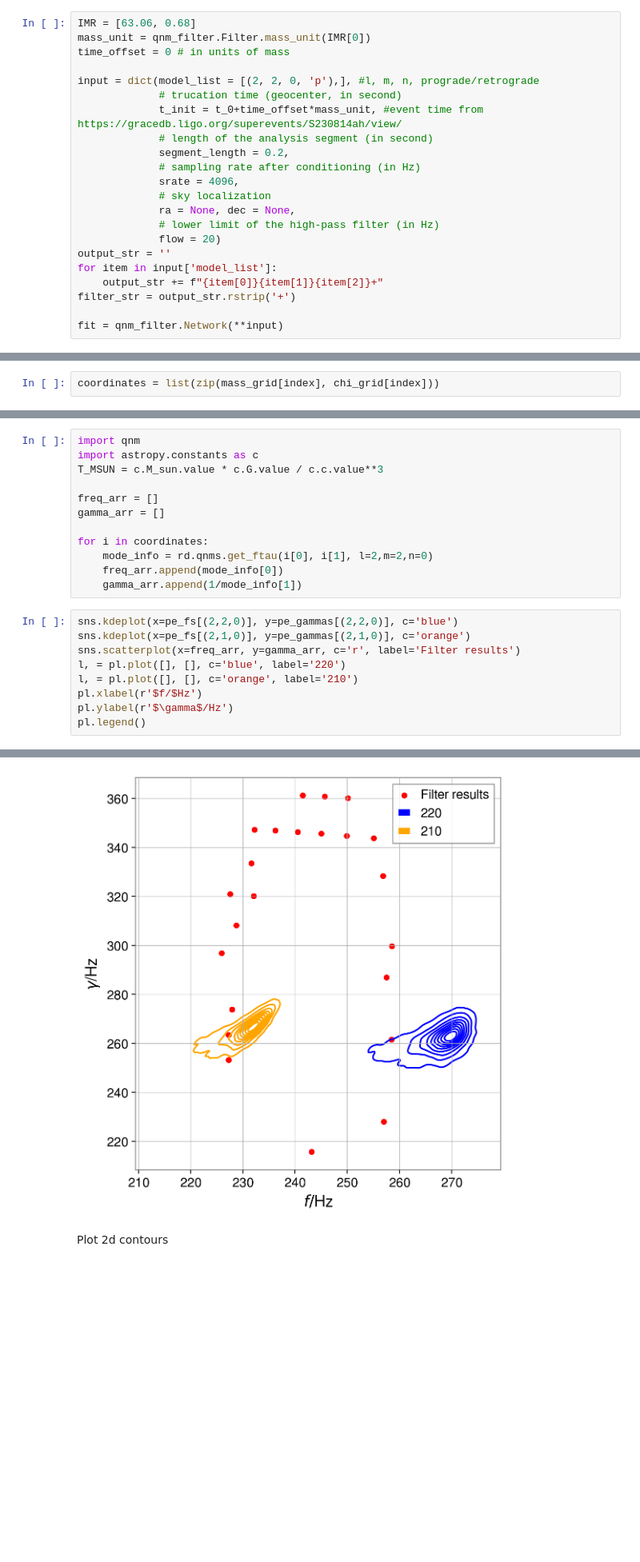
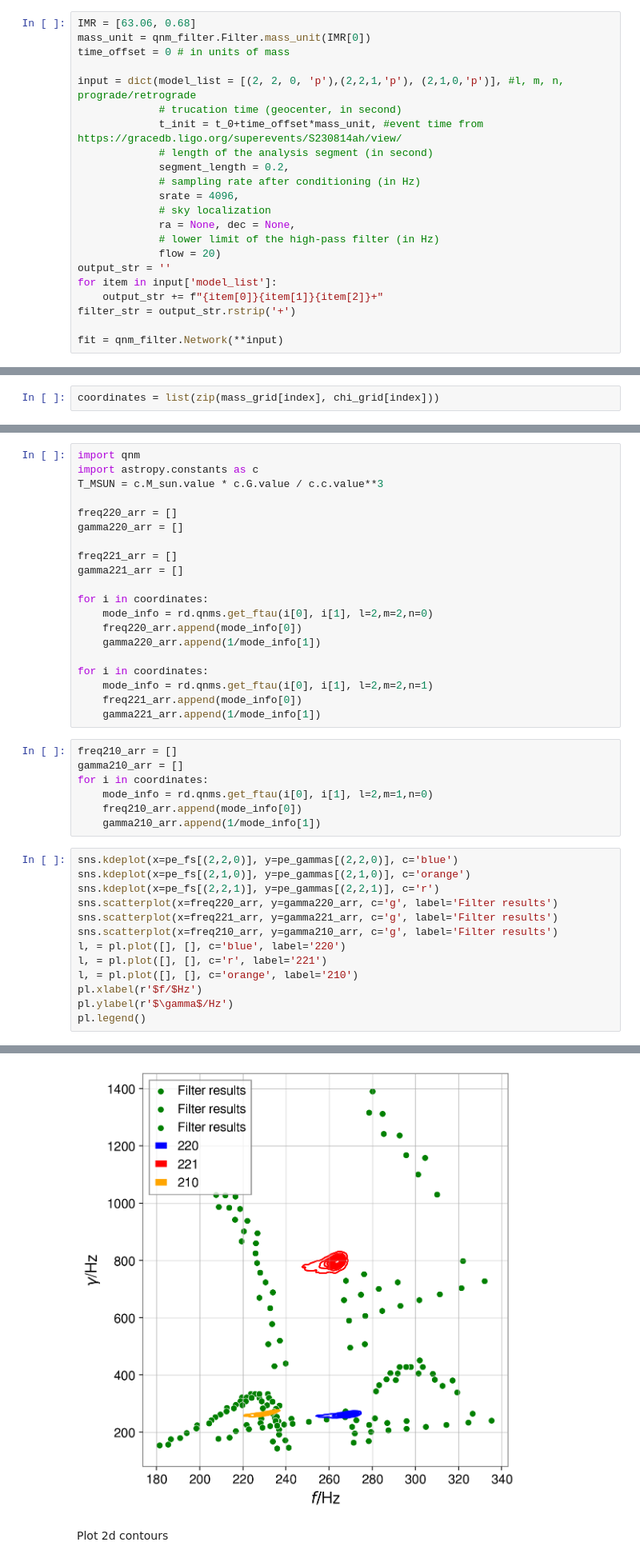
Before and after one commit to Sizheng-Ma/qnm_filter, a Jupyter notebook: code_demo/S230814/f-gamma_plot.ipynb, the cells around one changed output, grey strips where cells are left out. Shown at 80% size. Cells and saved outputs as stored; diff of their text form; blank space fills up the shorter version.

```diff
--- a/code_demo/S230814/f-gamma_plot.ipynb
+++ b/code_demo/S230814/f-gamma_plot.ipynb
@@ -96,7 +96,7 @@ IMR = [63.06, 0.68]
 mass_unit = qnm_filter.Filter.mass_unit(IMR[0])
 time_offset = 0 # in units of mass
 
-input = dict(model_list = [(2, 2, 0, 'p'),], #l, m, n, prograde/retrograde
+input = dict(model_list = [(2, 2, 0, 'p'),(2,2,1,'p'), (2,1,0,'p')], #l, m, n, prograde/retrograde
              # trucation time (geocenter, in second)
              t_init = t_0+time_offset*mass_unit, #event time from https://gracedb.ligo.org/superevents/S230814ah/view/
              # length of the analysis segment (in second)
@@ -172,25 +172,44 @@ import qnm
 import astropy.constants as c
 T_MSUN = c.M_sun.value * c.G.value / c.c.value**3
 
-freq_arr = []
-gamma_arr = []
+freq220_arr = []
+gamma220_arr = []
+
+freq221_arr = []
+gamma221_arr = []
 
 for i in coordinates:
     mode_info = rd.qnms.get_ftau(i[0], i[1], l=2,m=2,n=0)
-    freq_arr.append(mode_info[0])
-    gamma_arr.append(1/mode_info[1])
+    freq220_arr.append(mode_info[0])
+    gamma220_arr.append(1/mode_info[1])
+
+for i in coordinates:
+    mode_info = rd.qnms.get_ftau(i[0], i[1], l=2,m=2,n=1)
+    freq221_arr.append(mode_info[0])
+    gamma221_arr.append(1/mode_info[1])
+# %%
+freq210_arr = []
+gamma210_arr = []
+for i in coordinates:
+    mode_info = rd.qnms.get_ftau(i[0], i[1], l=2,m=1,n=0)
+    freq210_arr.append(mode_info[0])
+    gamma210_arr.append(1/mode_info[1])
 # %%
 sns.kdeplot(x=pe_fs[(2,2,0)], y=pe_gammas[(2,2,0)], c='blue')
 sns.kdeplot(x=pe_fs[(2,1,0)], y=pe_gammas[(2,1,0)], c='orange')
-sns.scatterplot(x=freq_arr, y=gamma_arr, c='r', label='Filter results')
+sns.kdeplot(x=pe_fs[(2,2,1)], y=pe_gammas[(2,2,1)], c='r')
+sns.scatterplot(x=freq220_arr, y=gamma220_arr, c='g', label='Filter results')
+sns.scatterplot(x=freq221_arr, y=gamma221_arr, c='g', label='Filter results')
+sns.scatterplot(x=freq210_arr, y=gamma210_arr, c='g', label='Filter results')
 l, = pl.plot([], [], c='blue', label='220')
+l, = pl.plot([], [], c='r', label='221')
 l, = pl.plot([], [], c='orange', label='210')
 pl.xlabel(r'$f/$Hz')
 pl.ylabel(r'$\gamma$/Hz')
 pl.legend()
 # %% [output]
 <matplotlib.legend.Legend at 0x...>
-[figure, old version]
+[figure, new version]
 # %% [markdown]
 Plot 2d contours
 # %%
```
Also changed, not shown: parts of 2 cells of this notebook.
